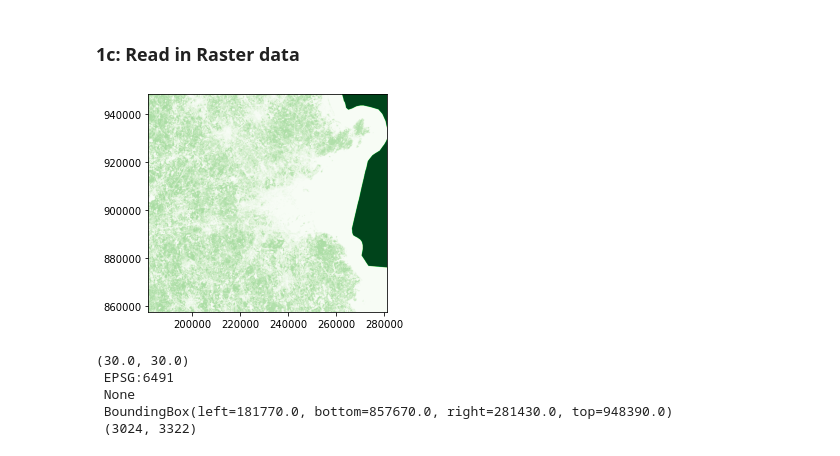
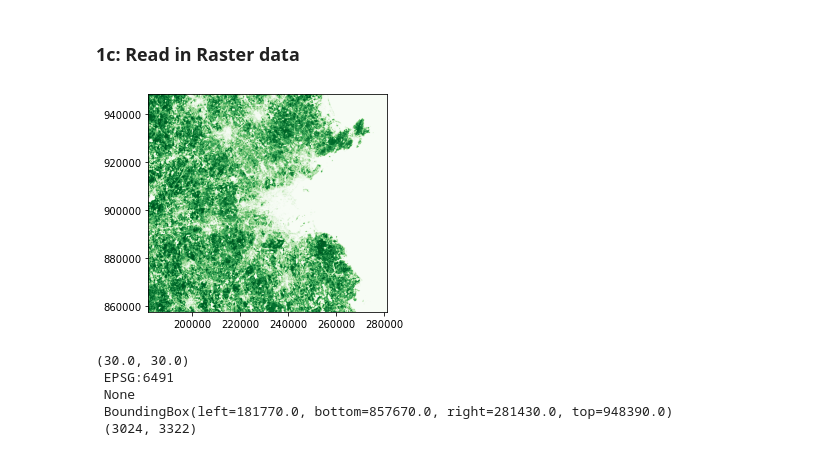
Before and after one commit to kschip97/uep239FinalProj, a Jupyter notebook: notebooks/uep239_FinalProj_SchipperKees.ipynb, the cells around one changed output. Cells and saved outputs as stored; diff of their text form; code cells hidden in the pictures.

```diff
--- a/notebooks/uep239_FinalProj_SchipperKees.ipynb
+++ b/notebooks/uep239_FinalProj_SchipperKees.ipynb
@@ -201,17 +214,20 @@ At this point in our analysis, we only really need the Bos_bounds vector data to
 # %%
 with rasterio.open("NLCD_2016_Tree_Canopy_Boston.tif") as treecover:
     trees = treecover.read(1)
     transform = treecover.transform
     res = treecover.res
     crs = treecover.crs
     nodata = treecover.nodata
     bounds = treecover.bounds
     shape = treecover.shape
 
+# get rid of no data values (255 doesn't represent any data, and gets in the way of tree canopy calculations)
+trees[trees == 255] = 0
+
 show(trees, transform = transform, cmap = "Greens")
 print(res, "\n", crs, "\n", nodata, "\n", bounds, "\n", shape)
 # %% [output]
-[figure, old version]
+[figure, new version]
 (30.0, 30.0)
  EPSG:6491
  None
```
Also changed, not shown: parts of 14 cells of this notebook.
